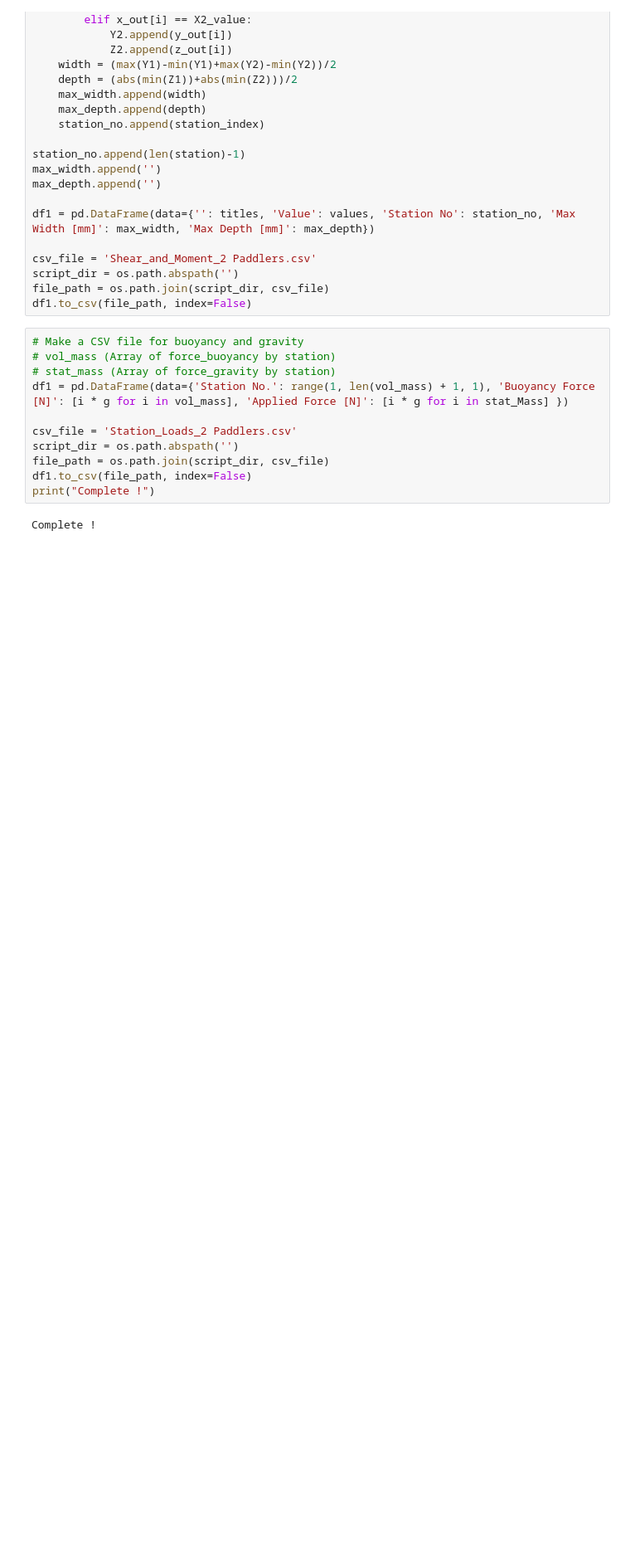
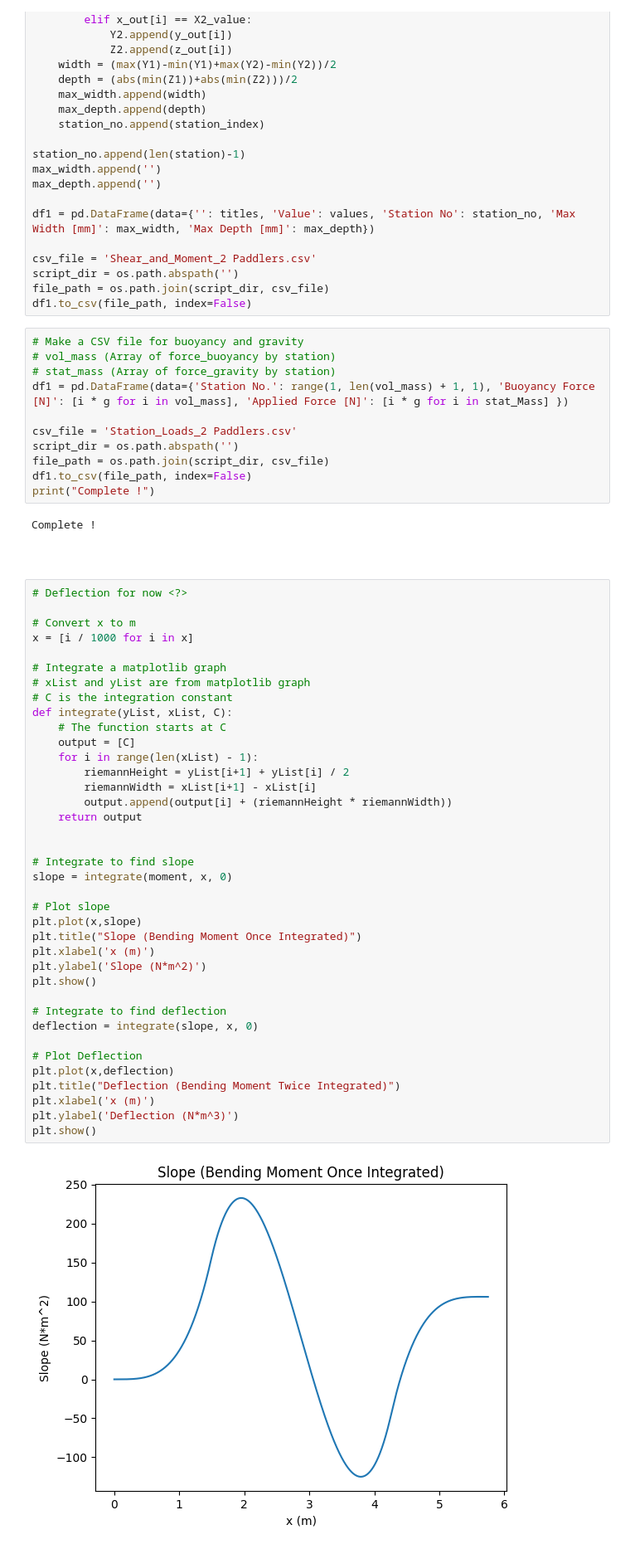
Before and after one commit to UWaterlooConcreteCanoe/Structural_Analysis, a Jupyter notebook: Longitudinal Analysis_2 Paddler.ipynb, the cells around one changed output. Shown at 83% size. Cells and saved outputs as stored; diff of their text form; blank space fills up the shorter version.

Commit message:
Added deflection to bottom of longitudinal analysis

```diff
--- a/Longitudinal Analysis_2 Paddler.ipynb
+++ b/Longitudinal Analysis_2 Paddler.ipynb
@@ -396,3 +396,43 @@ print("Complete !")
 Complete !
 # %% [markdown]
 #
+# %%
+# Deflection for now <?>
+
+# Convert x to m
+x = [i / 1000 for i in x]
+
+# Integrate a matplotlib graph
+# xList and yList are from matplotlib graph
+# C is the integration constant
+def integrate(yList, xList, C):
+    # The function starts at C
+    output = [C]
+    for i in range(len(xList) - 1):
+        riemannHeight = yList[i+1] + yList[i] / 2
+        riemannWidth = xList[i+1] - xList[i]
+        output.append(output[i] + (riemannHeight * riemannWidth))
+    return output
+
+
+# Integrate to find slope
+slope = integrate(moment, x, 0)
+
+# Plot slope
+plt.plot(x,slope)
+plt.title("Slope (Bending Moment Once Integrated)")
+plt.xlabel('x (m)')
+plt.ylabel('Slope (N*m^2)')
+plt.show()
+
+# Integrate to find deflection
+deflection = integrate(slope, x, 0)
+
+# Plot Deflection
+plt.plot(x,deflection)
+plt.title("Deflection (Bending Moment Twice Integrated)")
+plt.xlabel('x (m)')
+plt.ylabel('Deflection (N*m^3)')
+plt.show()
+# %% [output]
+[figure, added]
```
Also changed, not shown: parts of 1 cell of this notebook, 4 other files.
